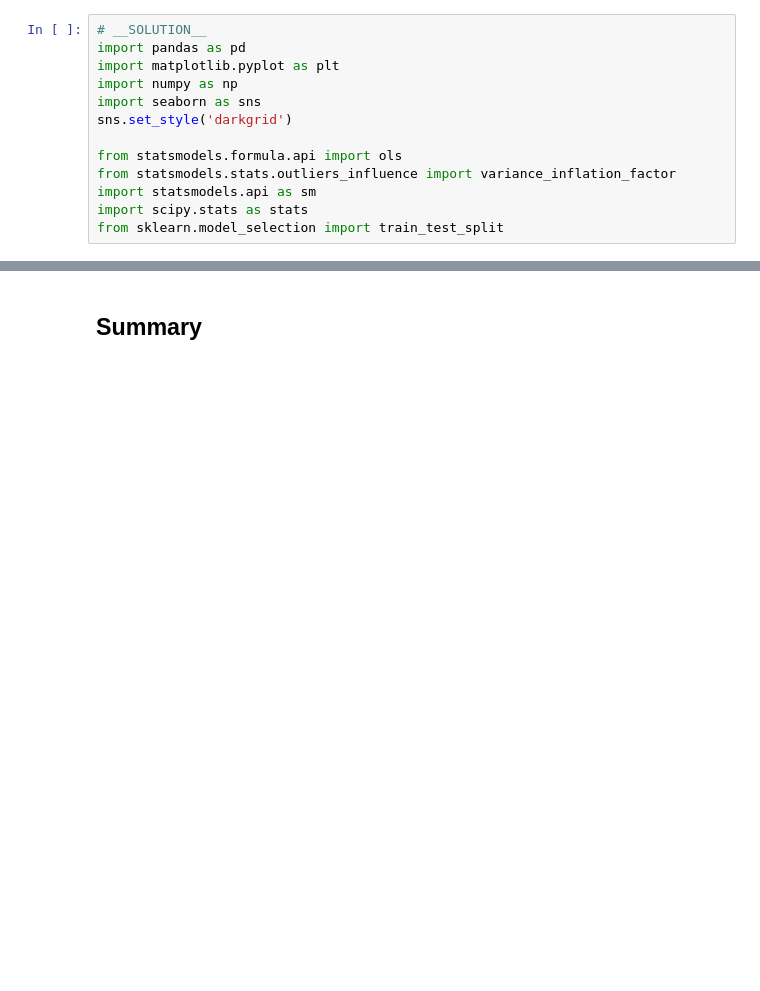
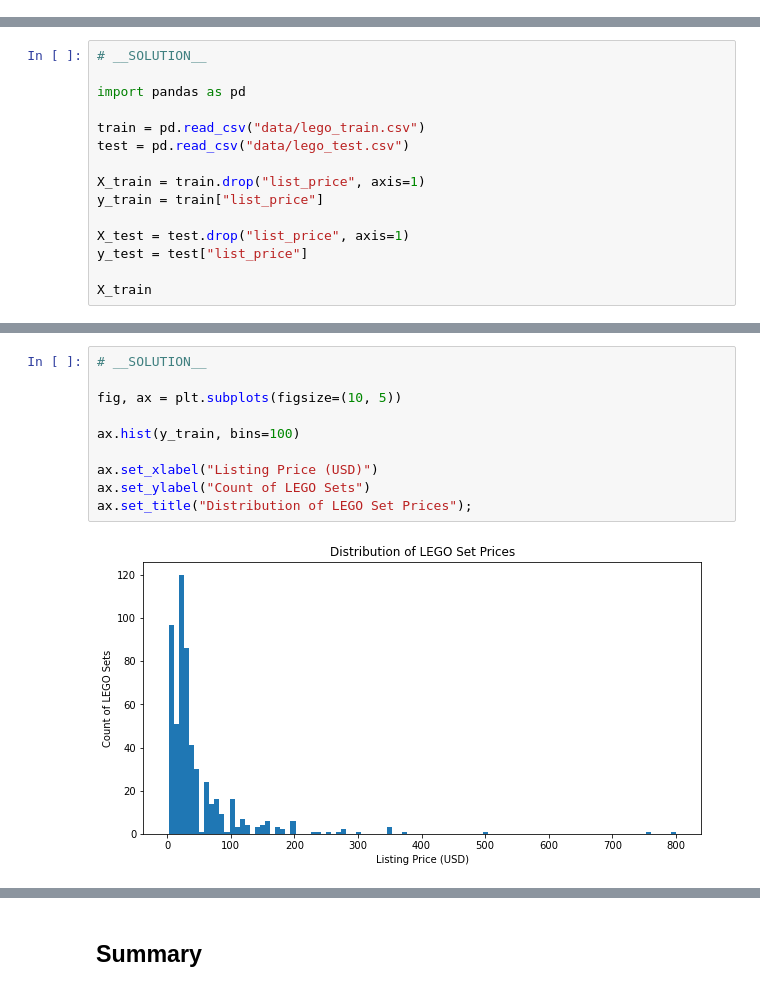
Before and after one commit to learn-co-curriculum/ds-linear-regression-project-axi, a Jupyter notebook: index.ipynb, the cells around one changed output, grey strips where cells are left out. Drawn from its saved outputs; the diff is of its cells as text; blank space fills up the shorter version.

```diff
--- a/index.ipynb
+++ b/index.ipynb
@@ -33,13 +0,0 @@ from sklearn.model_selection import train_test_split
-# %%
-# __SOLUTION__
-import pandas as pd
-import matplotlib.pyplot as plt
-import numpy as np
-import seaborn as sns
-sns.set_style('darkgrid')
-
-from statsmodels.formula.api import ols
-from statsmodels.stats.outliers_influence import variance_inflation_factor
-import statsmodels.api as sm
-import scipy.stats as stats
-from sklearn.model_selection import train_test_split
@@ -706,0 +62,15 @@ plt.plot(model.predict(train[x_cols]), [0 for i in range(len(train))])
+# %%
+# __SOLUTION__
+
+import pandas as pd
+
+train = pd.read_csv("data/lego_train.csv")
+test = pd.read_csv("data/lego_test.csv")
+
+X_train = train.drop("list_price", axis=1)
+y_train = train["list_price"]
+
+X_test = test.drop("list_price", axis=1)
+y_test = test["list_price"]
+
+X_train
@@ -706,0 +129,12 @@ plt.plot(model.predict(train[x_cols]), [0 for i in range(len(train))])
+# %%
+# __SOLUTION__
+
+fig, ax = plt.subplots(figsize=(10, 5))
+
+ax.hist(y_train, bins=100)
+
+ax.set_xlabel("Listing Price (USD)")
+ax.set_ylabel("Count of LEGO Sets")
+ax.set_title("Distribution of LEGO Set Prices");
+# %% [output]
+[figure, added]
```
Also changed, not shown: parts of 197 cells of this notebook, 11 other files.
